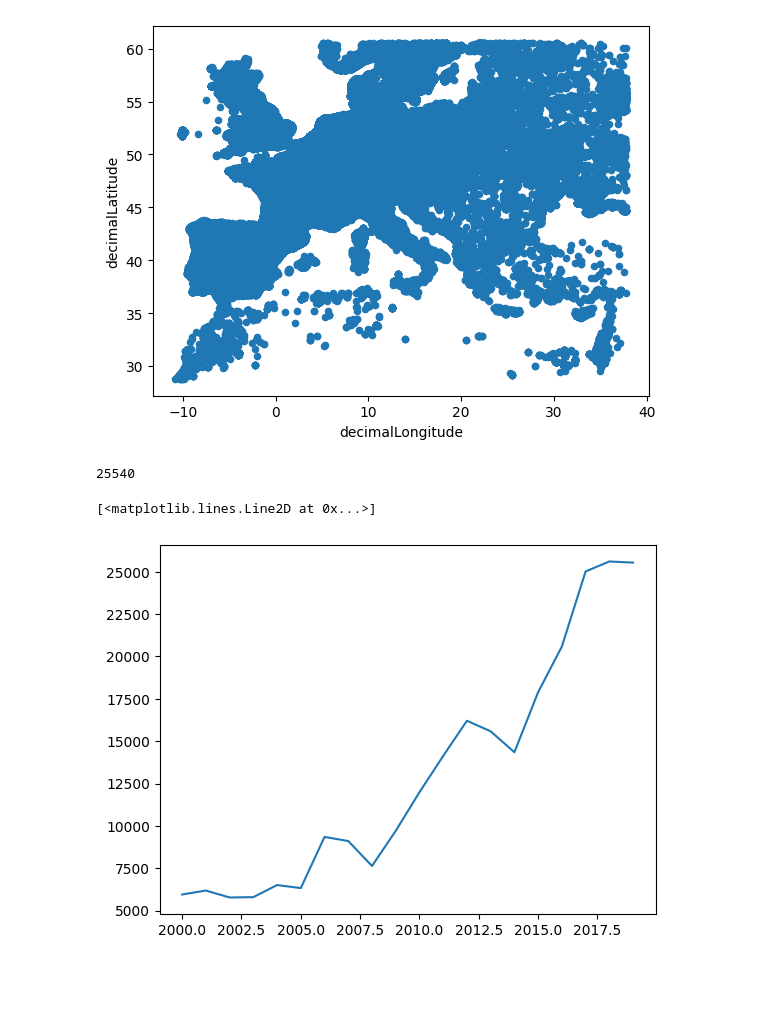
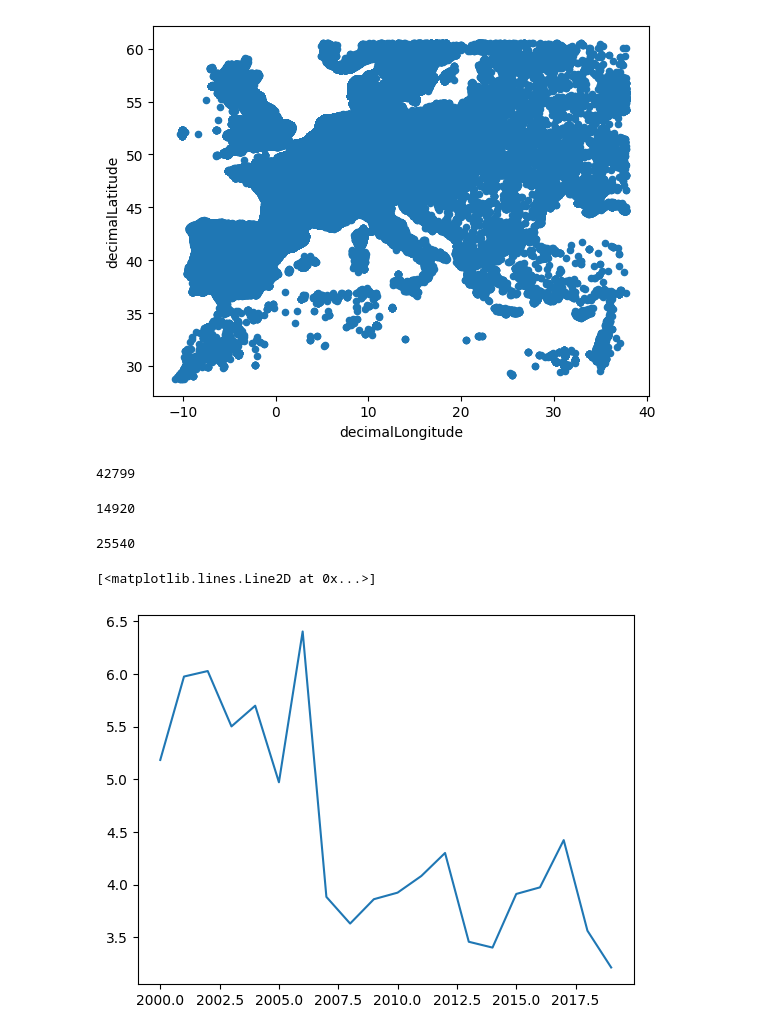
Before and after one commit to CatraMyBeloved/climate-biodiversity, a Jupyter notebook: notebooks/eda_biodiv.ipynb, the cells around one changed output. Saved outputs shown, nothing was run; the diff lists cells and outputs as text; code cells hidden in the pictures; blank space fills up the shorter version.

```diff
--- a/notebooks/eda_biodiv.ipynb
+++ b/notebooks/eda_biodiv.ipynb
@@ -33,13 +36,21 @@ Index(['gbifID', 'datasetKey', 'occurrenceID', 'kingdom', 'phylum', 'class',
+# %%
+len(data[data["year"]== 2019])
+# %% [output]
+42799
+# %%
+sum(recorders)
+# %% [output]
+14920
 # %%
 relevant_data = data[["gbifID", "kingdom", "phylum", "class", "order", "family", "genus", "species", "countryCode", "occurrenceStatus", "decimalLatitude", "decimalLongitude", "day", "month", "year"]]
 
 print((relevant_data["species"].loc[relevant_data["year"] == 2019].value_counts()["Bufo bufo"]))
 
 x = range(2000, 2020)
-y = [relevant_data["species"].loc[relevant_data["year"] == i].value_counts()["Bufo bufo"] for i in x]
+y = [(relevant_data["species"].loc[relevant_data["year"] == i].value_counts()["Bufo bufo"])/(len(data.loc[data['year'] == i].loc[:,"recordedBy"])) for i in x]
 
 plt.plot(x, y)
 # %% [output]
 25540
 [<matplotlib.lines.Line2D at 0x...>]
-[figure, old version]
+[figure, new version]
```
Also changed, not shown: parts of 1 cell of this notebook.
